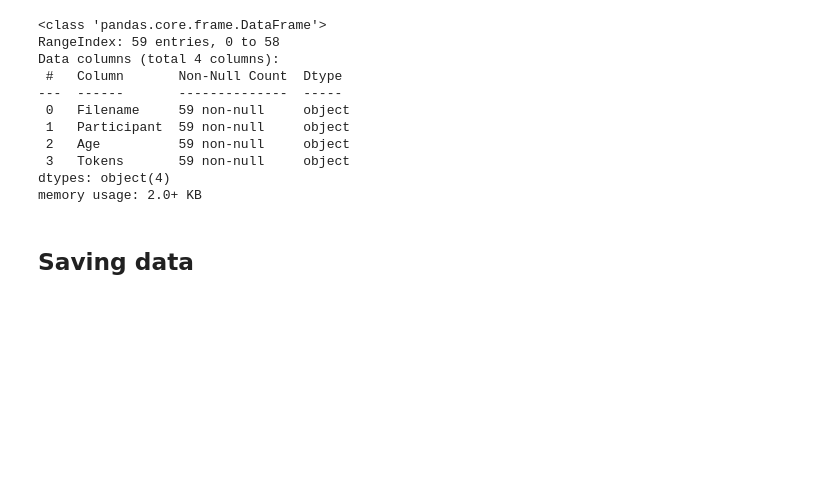
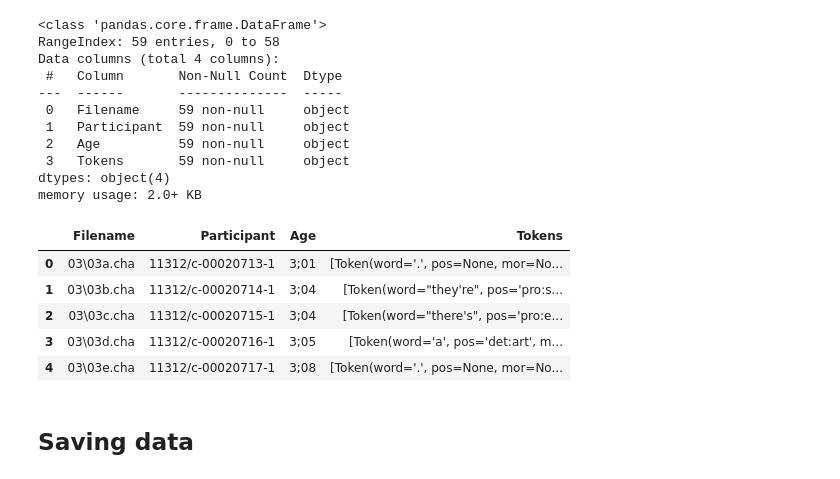
Before and after one commit to Data-Science-for-Linguists-2023/Morpheme-Acquisition-Analysis, a Jupyter notebook: notebooks/data_curation.ipynb, the cells around one changed output. Drawn from its saved outputs; the diff is of its cells as text; code cells hidden in the pictures; blank space fills up the shorter version.

```diff
--- a/notebooks/data_curation.ipynb
+++ b/notebooks/data_curation.ipynb
@@ -262,6 +276,18 @@ Data columns (total 4 columns):
  3   Tokens       59 non-null     object
 dtypes: object(4)
 memory usage: 2.0+ KB
+# %%
+# tidying up Age column
+Ncorpus['Age'] = Ncorpus['Age'].str.rstrip('\.$')
+# %%
+Ncorpus.head()
+# %% [output]
+|  | Filename | Participant | Age | Tokens |
+| 0 | 03\03a.cha | 11312/c-00020713-1 | 3;01 | [Token(word='.', pos=None, mor=No... |
+| 1 | 03\03b.cha | 11312/c-00020714-1 | 3;04 | [Token(word="they're", pos='pro:s... |
+| 2 | 03\03c.cha | 11312/c-00020715-1 | 3;04 | [Token(word="there's", pos='pro:e... |
+| 3 | 03\03d.cha | 11312/c-00020716-1 | 3;05 | [Token(word='a', pos='det:art', m... |
+| 4 | 03\03e.cha | 11312/c-00020717-1 | 3;08 | [Token(word='.', pos=None, mor=No... |
 # %% [markdown]
 ## Saving data
 # %%
```
Also changed, not shown: parts of 4 cells of this notebook, 2 other files.
